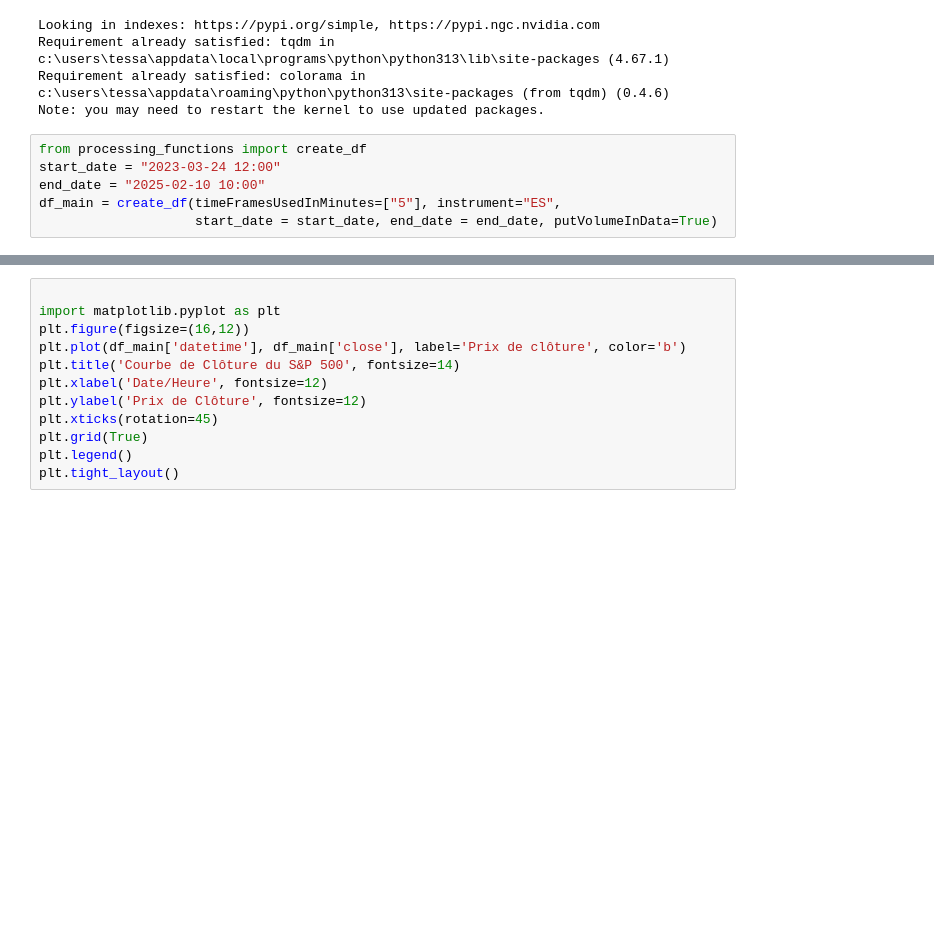
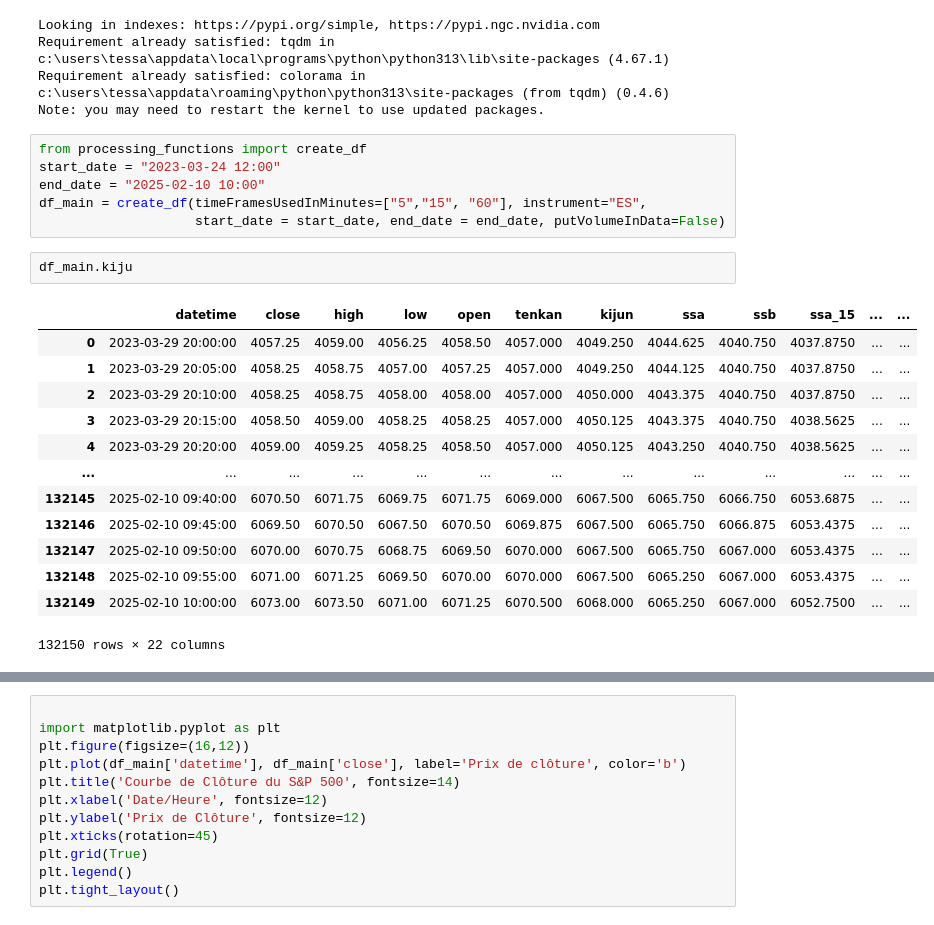
Before and after one commit to tessanix/Backtest_Trading, a Jupyter notebook: strategies_backtest.ipynb, the cells around one changed output, grey strips where cells are left out. Cells and saved outputs as stored; diff of their text form; blank space fills up the shorter version.

```diff
--- a/strategies_backtest.ipynb
+++ b/strategies_backtest.ipynb
@@ -9,5 +9,21 @@ Note: you may need to restart the kernel to use updated packages.
 from processing_functions import create_df
 start_date = "2023-03-24 12:00"
 end_date = "2025-02-10 10:00"
-df_main = create_df(timeFramesUsedInMinutes=["5"], instrument="ES",
-                    start_date = start_date, end_date = end_date, putVolumeInData=True)
+df_main = create_df(timeFramesUsedInMinutes=["5","15", "60"], instrument="ES",
+                    start_date = start_date, end_date = end_date, putVolumeInData=False)
+# %%
+df_main.kiju
+# %% [output]
+|  | datetime | close | high | low | open | tenkan | kijun | ssa | ssb | ssa_15 | ... | ... |
+| 0 | 2023-03-29 20:00:00 | 4057.25 | 4059.00 | 4056.25 | 4058.50 | 4057.000 | 4049.250 | 4044.625 | 4040.750 | 4037.8750 | ... | ... |
+| 1 | 2023-03-29 20:05:00 | 4058.25 | 4058.75 | 4057.00 | 4057.25 | 4057.000 | 4049.250 | 4044.125 | 4040.750 | 4037.8750 | ... | ... |
+| 2 | 2023-03-29 20:10:00 | 4058.25 | 4058.75 | 4058.00 | 4058.00 | 4057.000 | 4050.000 | 4043.375 | 4040.750 | 4037.8750 | ... | ... |
+| 3 | 2023-03-29 20:15:00 | 4058.50 | 4059.00 | 4058.25 | 4058.25 | 4057.000 | 4050.125 | 4043.375 | 4040.750 | 4038.5625 | ... | ... |
+| 4 | 2023-03-29 20:20:00 | 4059.00 | 4059.25 | 4058.25 | 4058.50 | 4057.000 | 4050.125 | 4043.250 | 4040.750 | 4038.5625 | ... | ... |
+| ... | ... | ... | ... | ... | ... | ... | ... | ... | ... | ... | ... | ... |
+| 132145 | 2025-02-10 09:40:00 | 6070.50 | 6071.75 | 6069.75 | 6071.75 | 6069.000 | 6067.500 | 6065.750 | 6066.750 | 6053.6875 | ... | ... |
+| 132146 | 2025-02-10 09:45:00 | 6069.50 | 6070.50 | 6067.50 | 6070.50 | 6069.875 | 6067.500 | 6065.750 | 6066.875 | 6053.4375 | ... | ... |
+| 132147 | 2025-02-10 09:50:00 | 6070.00 | 6070.75 | 6068.75 | 6069.50 | 6070.000 | 6067.500 | 6065.750 | 6067.000 | 6053.4375 | ... | ... |
+| 132148 | 2025-02-10 09:55:00 | 6071.00 | 6071.25 | 6069.50 | 6070.00 | 6070.000 | 6067.500 | 6065.250 | 6067.000 | 6053.4375 | ... | ... |
+| 132149 | 2025-02-10 10:00:00 | 6073.00 | 6073.50 | 6071.00 | 6071.25 | 6070.500 | 6068.000 | 6065.250 | 6067.000 | 6052.7500 | ... | ... |
+132150 rows × 22 columns
```
Also changed, not shown: parts of 19 cells of this notebook, 5 other files.
